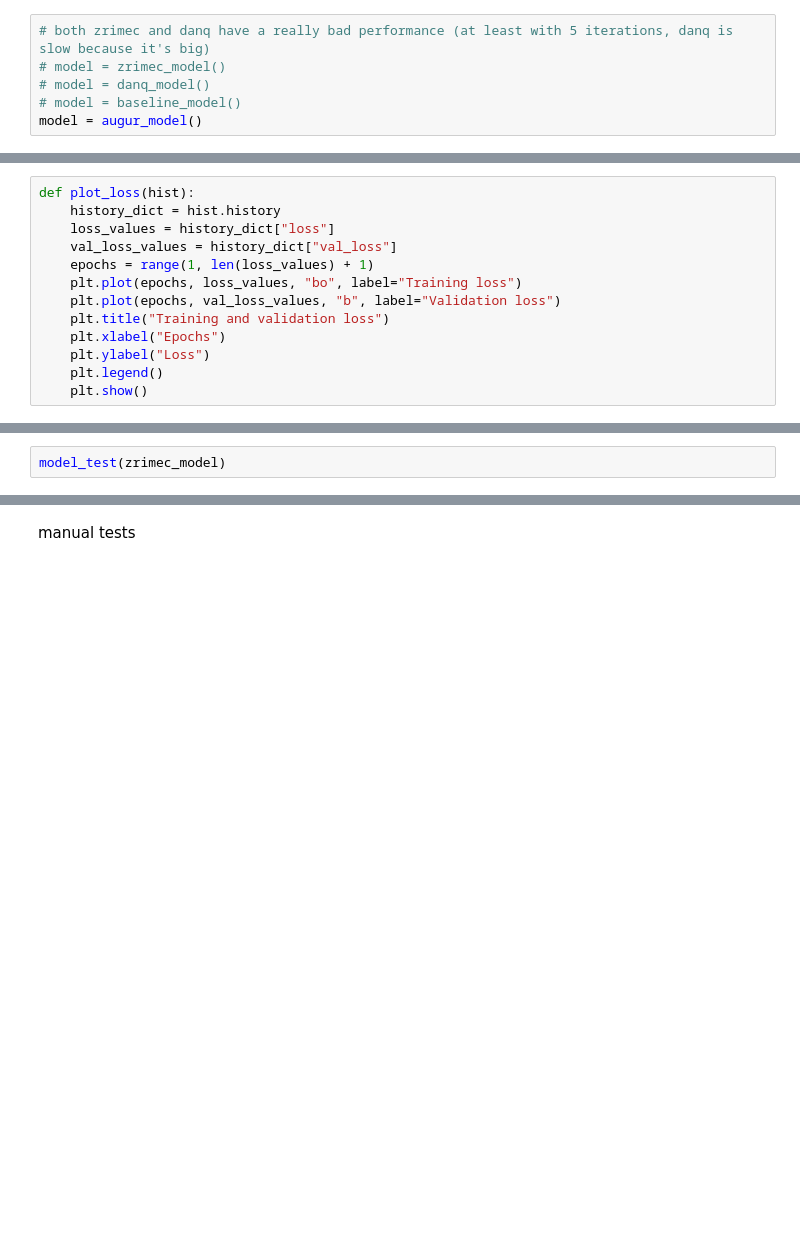
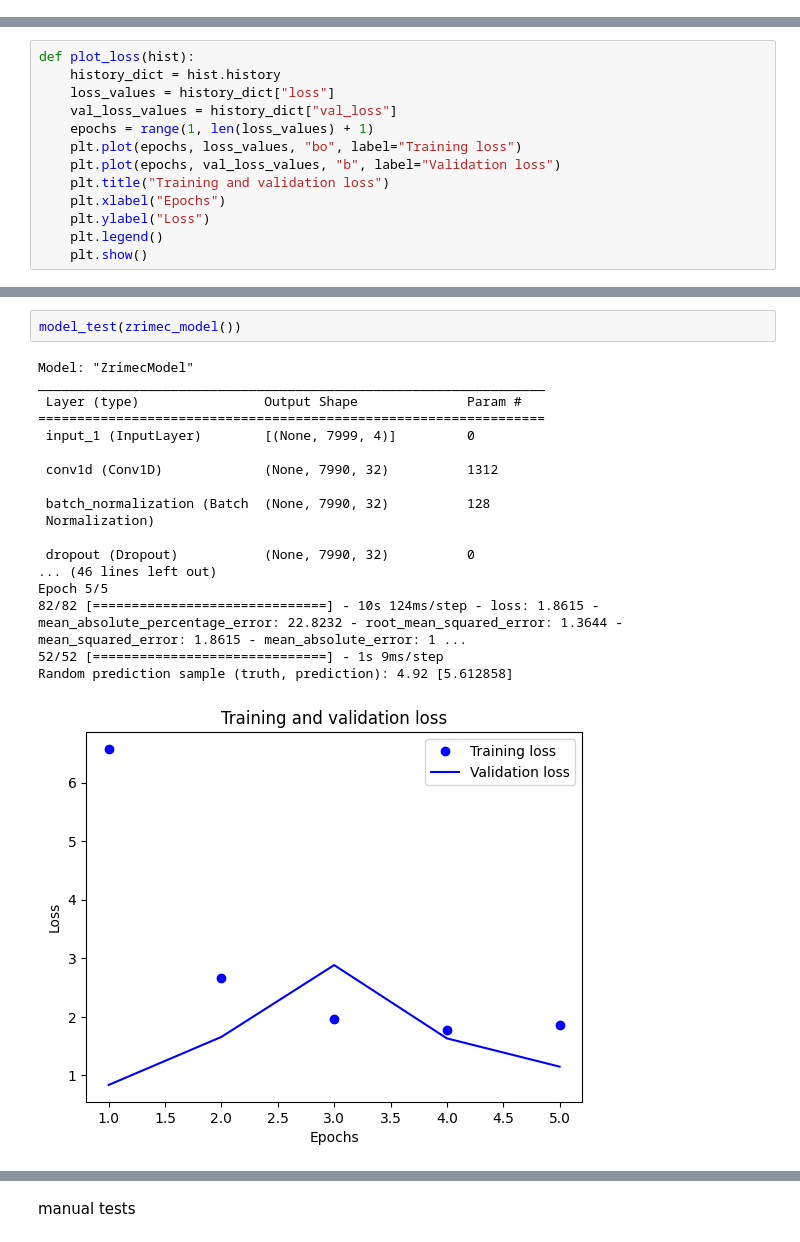
Before and after one commit to bleuchien/PTR-augur, a Jupyter notebook: notebooks/neuralnet.ipynb, the cells around one changed output, grey strips where cells are left out. Cells and saved outputs as stored; diff of their text form; blank space fills up the shorter version.

Commit message:
model tests

```diff
--- a/notebooks/neuralnet.ipynb
+++ b/notebooks/neuralnet.ipynb
@@ -243,9 +328,3 @@ def augur_model():
     model = keras.Model(inputs=inputs, outputs=outputs, name='AugurModel')
 
     return model
-# %%
-# both zrimec and danq have a really bad performance (at least with 5 iterations, danq is slow because it's big)
-# model = zrimec_model()
-# model = danq_model()
-# model = baseline_model()
-model = augur_model()
@@ -289,3 +368,22 @@ def plot_loss(hist):
 # %%
-model_test(zrimec_model)
+model_test(zrimec_model())
+# %% [output]
+Model: "ZrimecModel"
+_________________________________________________________________
+ Layer (type)                Output Shape              Param #
+=================================================================
+ input_1 (InputLayer)        [(None, 7999, 4)]         0
+
+ conv1d (Conv1D)             (None, 7990, 32)          1312
+
+ batch_normalization (Batch  (None, 7990, 32)          128
+ Normalization)
+
+ dropout (Dropout)           (None, 7990, 32)          0
+... (46 lines left out)
+Epoch 5/5
+82/82 [==============================] - 10s 124ms/step - loss: 1.8615 - mean_absolute_percentage_error: 22.8232 - root_mean_squared_error: 1.3644 - mean_squared_error: 1.8615 - mean_absolute_error: 1 ...
+52/52 [==============================] - 1s 9ms/step
+Random prediction sample (truth, prediction): 4.92 [5.612858]
+[figure, added]
 # %%
```
Also changed, not shown: parts of 19 cells of this notebook.
